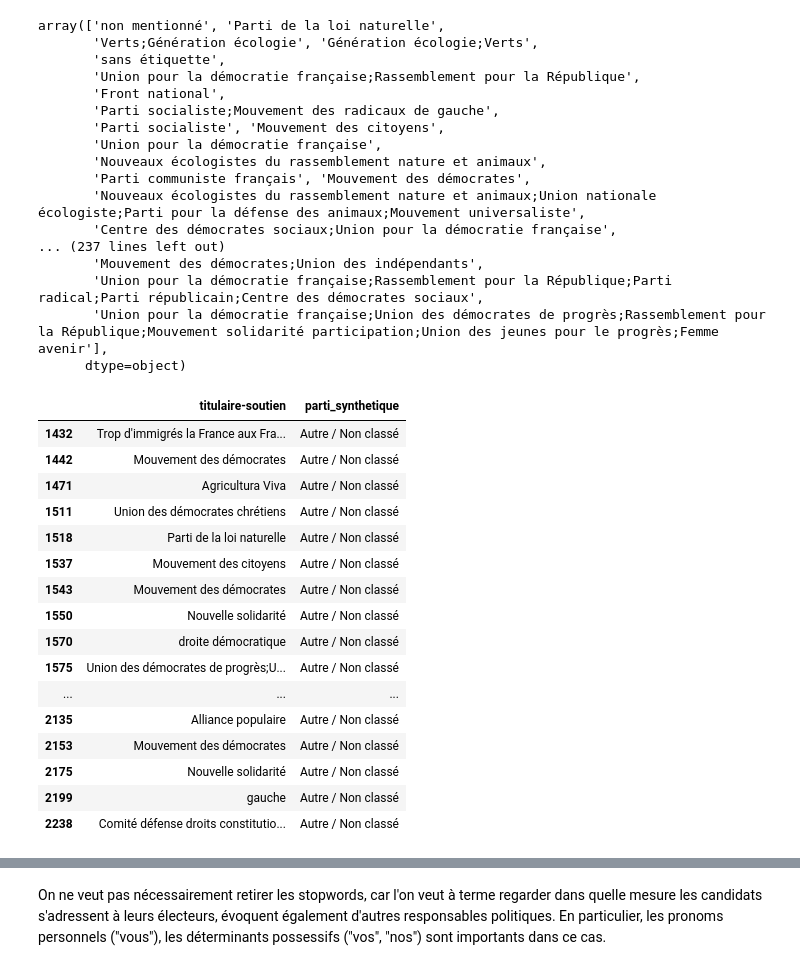
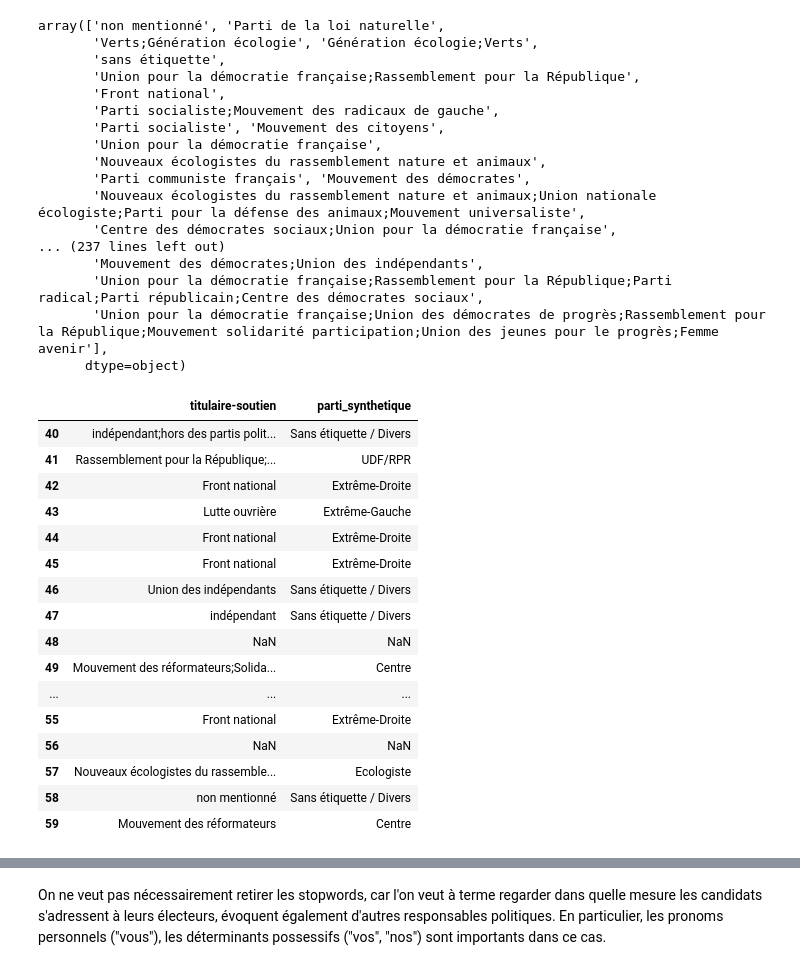
Before and after one commit to itsreivilo/Projet-de-NLP-Olivier, a Jupyter notebook: exploration.ipynb, the cells around one changed output, grey strips where cells are left out. Drawn from its saved outputs; the diff is of its cells as text; code cells hidden in the pictures.

```diff
--- a/exploration.ipynb
+++ b/exploration.ipynb
@@ -132,9 +132,7 @@ def classifier_parti(etiquette_brute):
 
     # Mots-clés par famille
     keywords = {
-        'ps': ['parti socialiste', 'ps'],
-
-        'divers_gauche' : ['mouvement des citoyens', 'gauche'] ,
+        'ps': ['parti socialiste', 'ps', 'gauche', 'mouvement des citoyens', 'socialistes', 'socialiste'],
 
         'rpr' : ['rassemblement pour la république', 'rassemblement pour la republique', 'rpr'],
 
@@ -149,7 +147,7 @@ def classifier_parti(etiquette_brute):
                   'ecologie les verts', 'ecologie'],
 
         'extreme_droite': ['front national', 'fn', 'mouvement national', 'jeunesse nationaliste',
-                           'alsace d\'abord', 'identitaire', 'patriote', "Trop d'immigrés la France aux Français"],
+                           'alsace d\'abord', 'identitaire', 'patriote', "trop d'immigrés la france aux français"],
 
         'extreme_gauche': ['lutte ouvrière', 'ligue communiste', 'npa', 'nouveau parti anticapitaliste',
                            'parti des travailleurs', 'trotskyste', 'alternative libertaire',
@@ -161,7 +159,8 @@ def classifier_parti(etiquette_brute):
                          'corse', 'corsa', 'eusko alkartasuna'],
 
         'sans_etiquette': ['sans étiquette', 'divers', 'indépendant', 'apolitique', 'aucun parti',
-                           'non mentionné', 'non inscrit', 'hors des partis', 'société civile', 'libre', 'nan']
+                           'non mentionné', 'non inscrit', 'hors des partis', 'société civile', 'libre', 'nan',
+                           'sans parti politique']
     }
     # Analyse de chaque sous-parti
     for parti in sous_partis:
@@ -179,54 +178,54 @@ def classifier_parti(etiquette_brute):
             is_eco = True
         # Vérification Extrême Droite
         if any(k in parti for k in keywords['extreme_droite']):
             is_extreme_droite = True
         # Vérification Extrême Gauche
         if any(k in parti for k in keywords['extreme_gauche']):
             is_extreme_gauche = True
         # Vérification Régionaliste
         if any(k in parti for k in keywords['regionaliste']):
             is_regionaliste = True
         # Vérification Sans étiquette
         if any(k in parti for k in keywords['sans_etiquette']):
             is_sans_etiquette = True
 
     if is_eco and is_extreme_gauche :
-        return 'Ecologiste-Extreme-Gauche'
+        return 'Extreme-Gauche'  # 'Ecologiste-Extreme-Gauche
 
     if is_extreme_droite: return 'Extrême-Droite'
     if is_extreme_gauche: return 'Extrême-Gauche'
-    if is_ps: return 'Parti socialiste'
+    if is_ps: return 'Parti socialiste - Gauche'
     if is_udf_rpr: return 'UDF/RPR'
     if is_centre: return 'Centre'
     if is_eco: return 'Ecologiste'
     if is_regionaliste: return 'Régionaliste'
     if is_sans_etiquette: return 'Sans étiquette / Divers'
 
     # Si rien n'a matché (cas rares ou nouveaux partis)
     return 'Autre / Non classé'
 
 transcriptions['parti_synthetique'] =transcriptions['titulaire-soutien'].apply(classifier_parti)
 
 transcriptions[['titulaire-soutien', 'parti_synthetique']][40:60]
+# %% [output]
+|  | titulaire-soutien | parti_synthetique |
+| 40 | indépendant;hors des partis polit... | Sans étiquette / Divers |
+| 41 | Rassemblement pour la République;... | UDF/RPR |
+| 42 | Front national | Extrême-Droite |
+| 43 | Lutte ouvrière | Extrême-Gauche |
+| 44 | Front national | Extrême-Droite |
+| 45 | Front national | Extrême-Droite |
+| 46 | Union des indépendants | Sans étiquette / Divers |
+| 47 | indépendant | Sans étiquette / Divers |
+| 48 | NaN | NaN |
+| 49 | Mouvement des réformateurs;Solida... | Centre |
+| ... | ... | ... |
+| 55 | Front national | Extrême-Droite |
+| 56 | NaN | NaN |
+| 57 | Nouveaux écologistes du rassemble... | Ecologiste |
+| 58 | non mentionné | Sans étiquette / Divers |
+| 59 | Mouvement des réformateurs | Centre |
 # %%
 non_classes = transcriptions[transcriptions['parti_synthetique'] == 'Autre / Non classé']
 
-non_classes[['titulaire-soutien', 'parti_synthetique']][100:150]
+# non_classes[['titulaire-soutien', 'parti_synthetique']][100:150]
-# %% [output]
-|  | titulaire-soutien | parti_synthetique |
-| 1432 | Trop d'immigrés la France aux Fra... | Autre / Non classé |
-| 1442 | Mouvement des démocrates | Autre / Non classé |
-| 1471 | Agricultura Viva | Autre / Non classé |
-| 1511 | Union des démocrates chrétiens | Autre / Non classé |
-| 1518 | Parti de la loi naturelle | Autre / Non classé |
-| 1537 | Mouvement des citoyens | Autre / Non classé |
-| 1543 | Mouvement des démocrates | Autre / Non classé |
-| 1550 | Nouvelle solidarité | Autre / Non classé |
-| 1570 | droite démocratique | Autre / Non classé |
-| 1575 | Union des démocrates de progrès;U... | Autre / Non classé |
-| ... | ... | ... |
-| 2135 | Alliance populaire | Autre / Non classé |
-| 2153 | Mouvement des démocrates | Autre / Non classé |
-| 2175 | Nouvelle solidarité | Autre / Non classé |
-| 2199 | gauche | Autre / Non classé |
-| 2238 | Comité défense droits constitutio... | Autre / Non classé |
```
Also changed, not shown: parts of 8 cells of this notebook.
